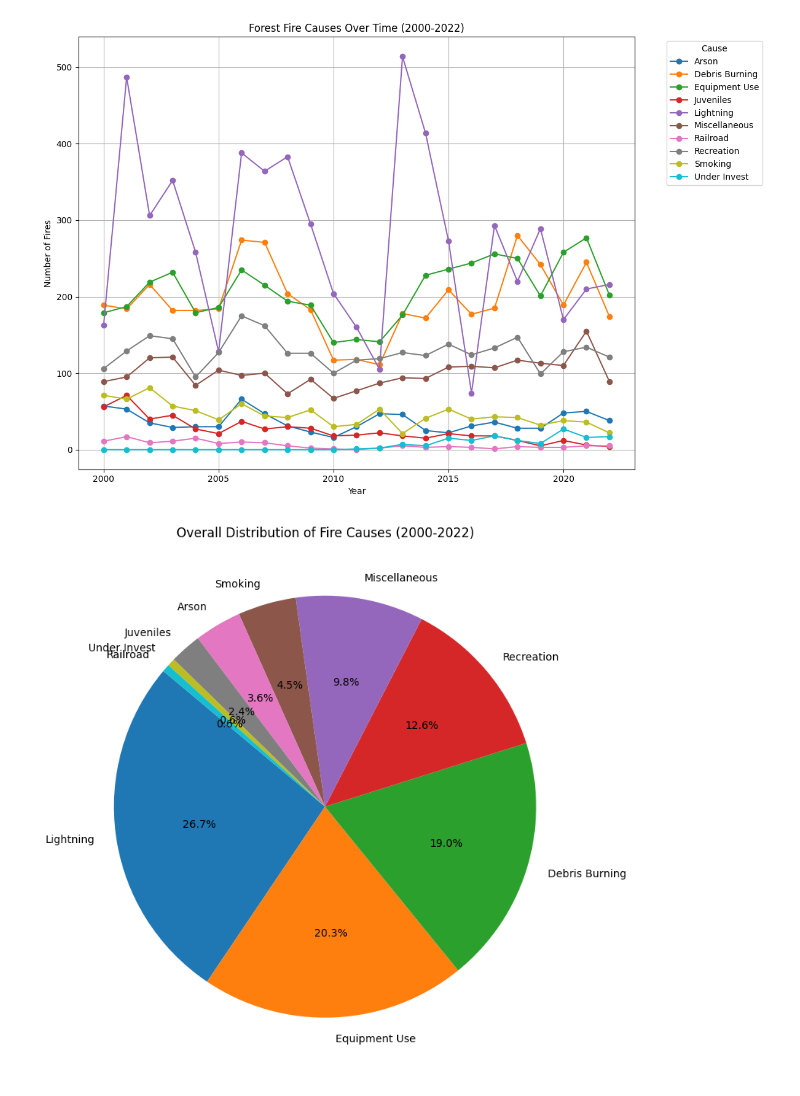
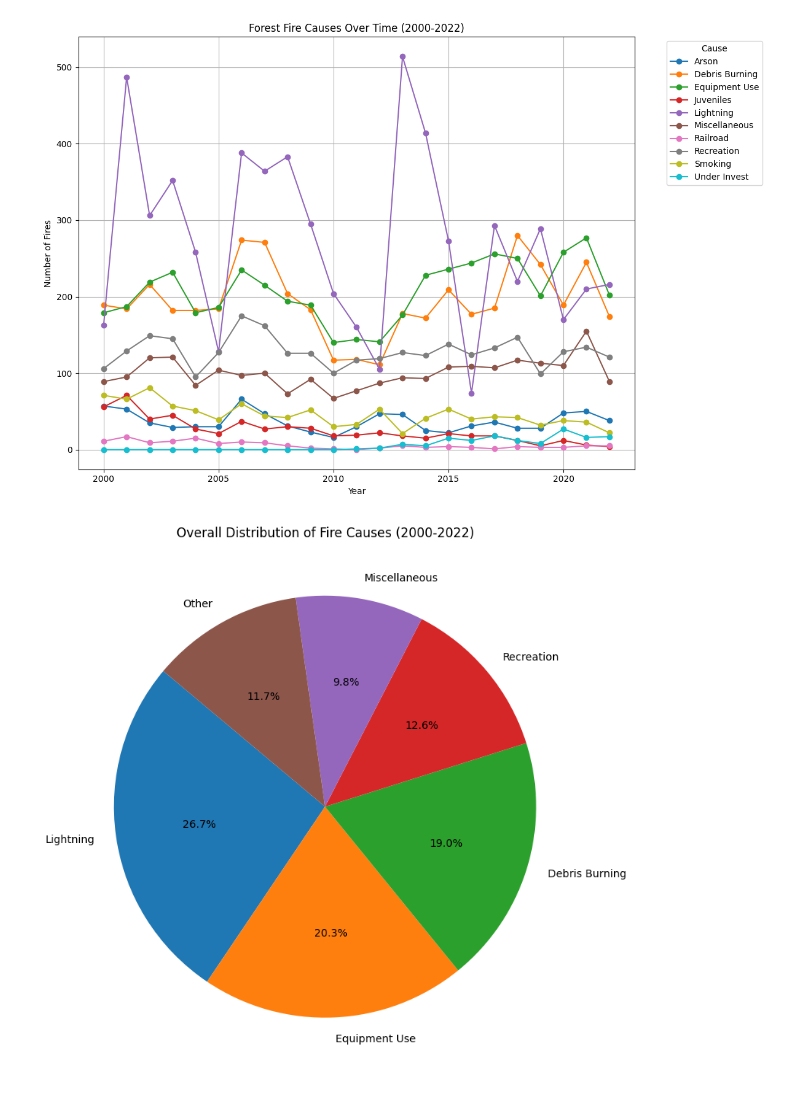
Before and after one commit to Aveman35/Data-Class-Project-1-Group-Repository, a Jupyter notebook: General_Causes.ipynb, the cells around one changed output. Saved outputs shown, nothing was run; the diff lists cells and outputs as text; code cells hidden in the pictures.

```diff
--- a/General_Causes.ipynb
+++ b/General_Causes.ipynb
@@ -99,12 +99,22 @@ plt.show()
 # %% [output]
 [figure]
 # %%
-#pie chart attempt 1
+#pie chart attempt 1 - Need to either consolidate 'other' and 'miscellaneous' or get rid of one(?)
+# Calculate total counts for each cause
 total_cause_counts = df['General Cause'].value_counts()
+
+# Define the number of top causes to plot individually (e.g., top 5)
+top_causes = total_cause_counts.nlargest(5)
+low_frequency_causes = total_cause_counts[5:]
+
+# Sum the low-frequency causes into an "Other" category
+other_count = low_frequency_causes.sum()
+top_causes['Other'] = other_count
+
 plt.figure(figsize=(8, 8))
-plt.pie(total_cause_counts, labels=total_cause_counts.index, autopct='%1.1f%%', startangle=140)
+plt.pie(top_causes, labels=top_causes.index, autopct='%1.1f%%', startangle=140)
 plt.title('Overall Distribution of Fire Causes (2000-2022)')
 plt.tight_layout()
 plt.show()
 # %% [output]
-[figure, old version]
+[figure, new version]
```
